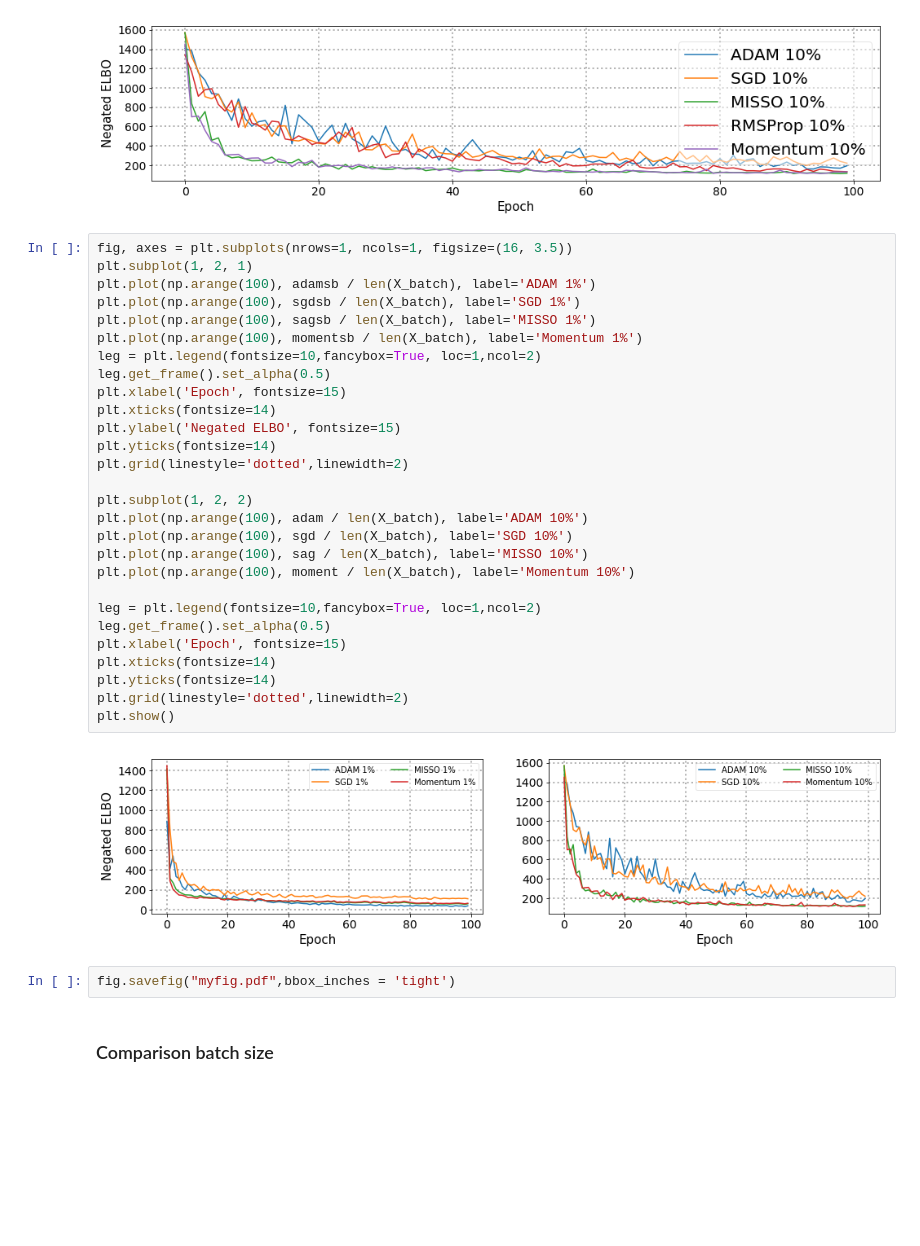
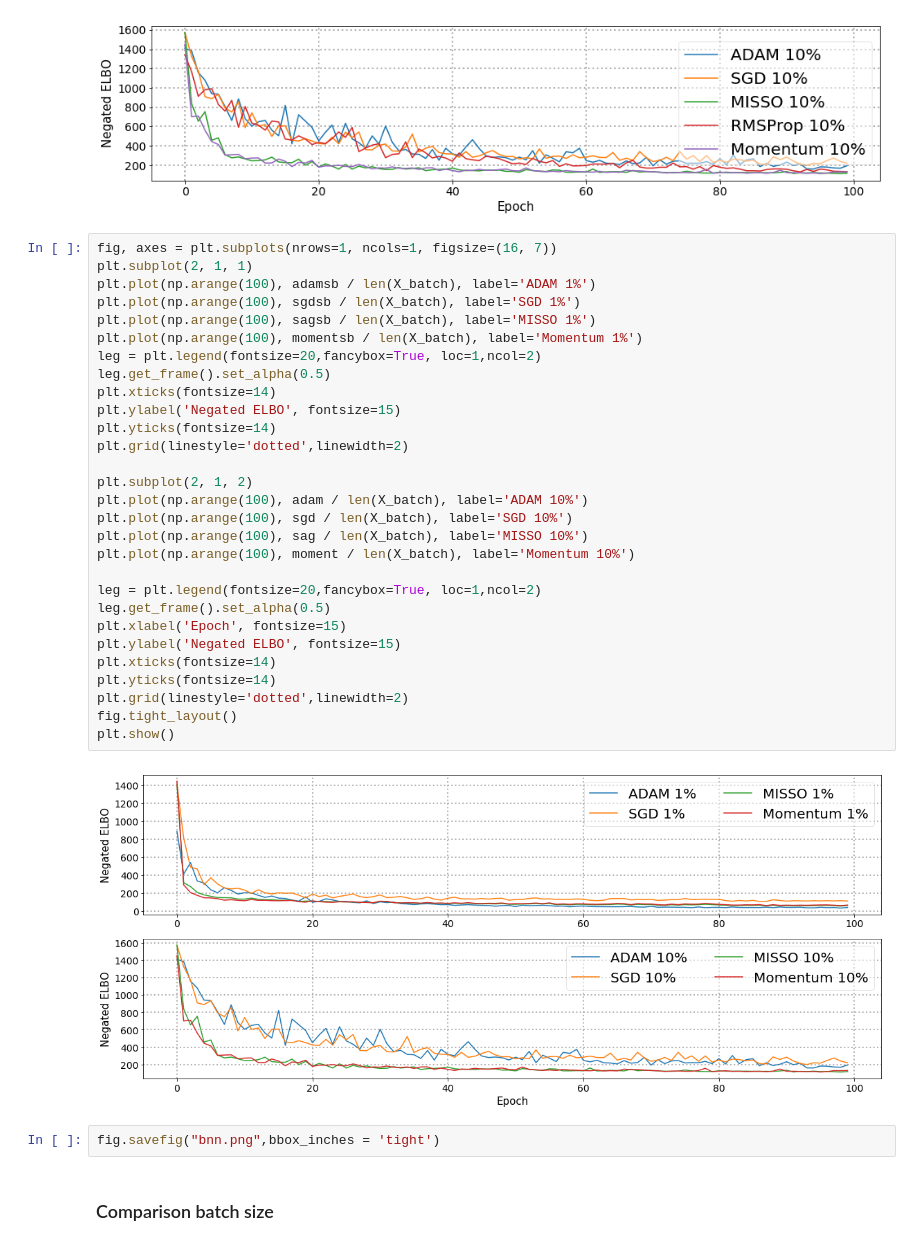
Before and after one commit to BelhalK/BayesianNeuralNets, a Jupyter notebook: MNIST/MNIST-BNN-CustomOptimizer-batchcomparison_smallbatch.ipynb, the cells around one changed output. Saved outputs shown, nothing was run; the diff lists cells and outputs as text; blank space fills up the shorter version.

Commit message:
plot

```diff
--- a/MNIST/MNIST-BNN-CustomOptimizer-batchcomparison_smallbatch.ipynb
+++ b/MNIST/MNIST-BNN-CustomOptimizer-batchcomparison_smallbatch.ipynb
@@ -617,37 +617,38 @@ plt.show()
 # %% [output]
 [figure]
 # %%
-fig, axes = plt.subplots(nrows=1, ncols=1, figsize=(16, 3.5))
-plt.subplot(1, 2, 1)
+fig, axes = plt.subplots(nrows=1, ncols=1, figsize=(16, 7))
+plt.subplot(2, 1, 1)
 plt.plot(np.arange(100), adamsb / len(X_batch), label='ADAM 1%')
 plt.plot(np.arange(100), sgdsb / len(X_batch), label='SGD 1%')
 plt.plot(np.arange(100), sagsb / len(X_batch), label='MISSO 1%')
 plt.plot(np.arange(100), momentsb / len(X_batch), label='Momentum 1%')
-leg = plt.legend(fontsize=10,fancybox=True, loc=1,ncol=2)
+leg = plt.legend(fontsize=20,fancybox=True, loc=1,ncol=2)
 leg.get_frame().set_alpha(0.5)
-plt.xlabel('Epoch', fontsize=15)
 plt.xticks(fontsize=14)
 plt.ylabel('Negated ELBO', fontsize=15)
 plt.yticks(fontsize=14)
 plt.grid(linestyle='dotted',linewidth=2)
 
-plt.subplot(1, 2, 2)
+plt.subplot(2, 1, 2)
 plt.plot(np.arange(100), adam / len(X_batch), label='ADAM 10%')
 plt.plot(np.arange(100), sgd / len(X_batch), label='SGD 10%')
 plt.plot(np.arange(100), sag / len(X_batch), label='MISSO 10%')
 plt.plot(np.arange(100), moment / len(X_batch), label='Momentum 10%')
 
-leg = plt.legend(fontsize=10,fancybox=True, loc=1,ncol=2)
+leg = plt.legend(fontsize=20,fancybox=True, loc=1,ncol=2)
 leg.get_frame().set_alpha(0.5)
 plt.xlabel('Epoch', fontsize=15)
+plt.ylabel('Negated ELBO', fontsize=15)
 plt.xticks(fontsize=14)
 plt.yticks(fontsize=14)
 plt.grid(linestyle='dotted',linewidth=2)
+fig.tight_layout()
 plt.show()
 # %% [output]
-[figure, old version]
+[figure, new version]
 # %%
-fig.savefig("myfig.pdf",bbox_inches = 'tight')
+fig.savefig("bnn.png",bbox_inches = 'tight')
 # %% [markdown]
 ### Comparison batch size
 # %%
```
Also changed, not shown: 2 other files.
